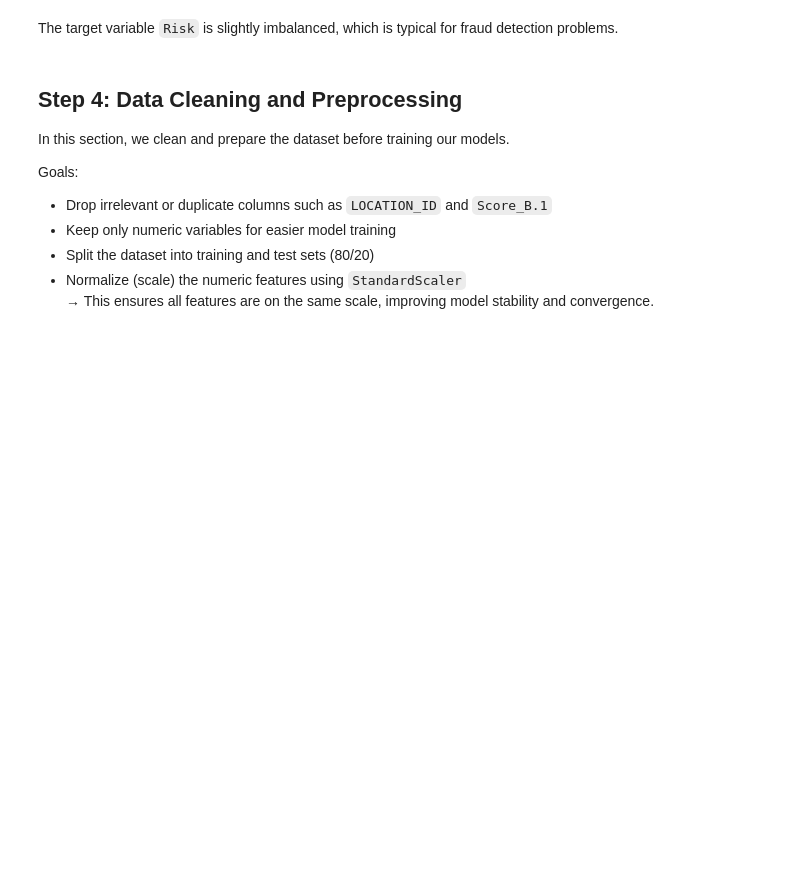
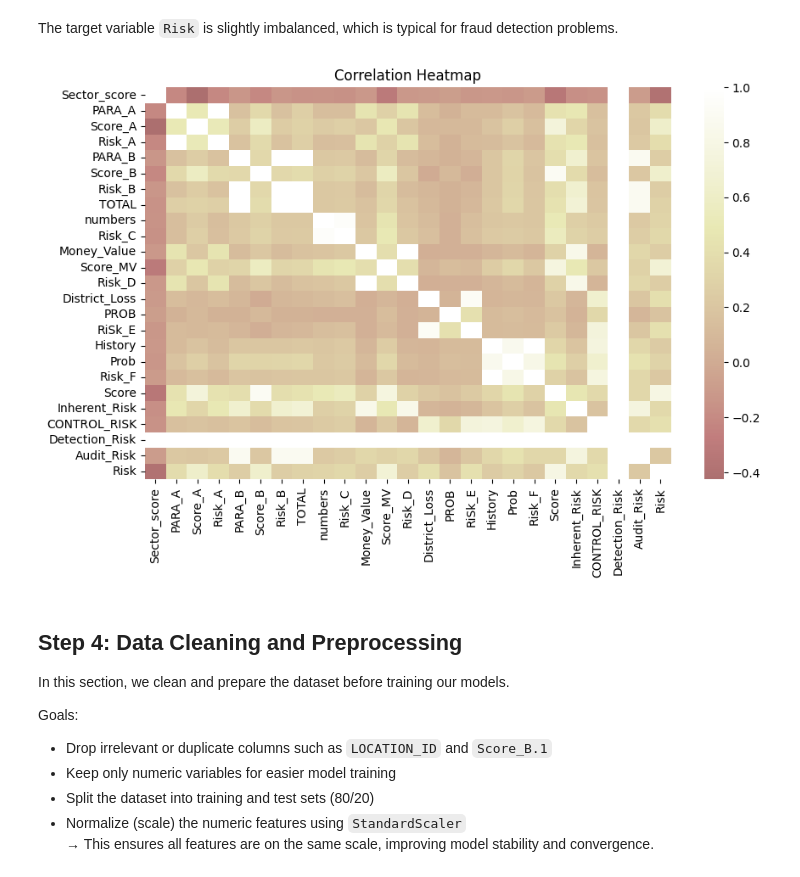
Before and after one commit to sarahzhf/audit-fraud-DL, a Jupyter notebook: analysis.ipynb, the cells around one changed output. Drawn from its saved outputs; the diff is of its cells as text; code cells hidden in the pictures; blank space fills up the shorter version.

```diff
--- a/analysis.ipynb
+++ b/analysis.ipynb
@@ -184,6 +184,13 @@ Passing `palette` without assigning `hue` is deprecated and will be removed in v
 [figure]
 # %% [markdown]
 The target variable `Risk` is slightly imbalanced, which is typical for fraud detection problems.
+# %%
+plt.figure(figsize=(10,6))
+sns.heatmap(num_df.corr(), cmap="pink", center=0)
+plt.title("Correlation Heatmap")
+plt.show()
+# %% [output]
+[figure, added]
 # %% [markdown]
 ## Step 4: Data Cleaning and Preprocessing
 
```
Also changed, not shown: parts of 2 cells of this notebook, 2 other files.
